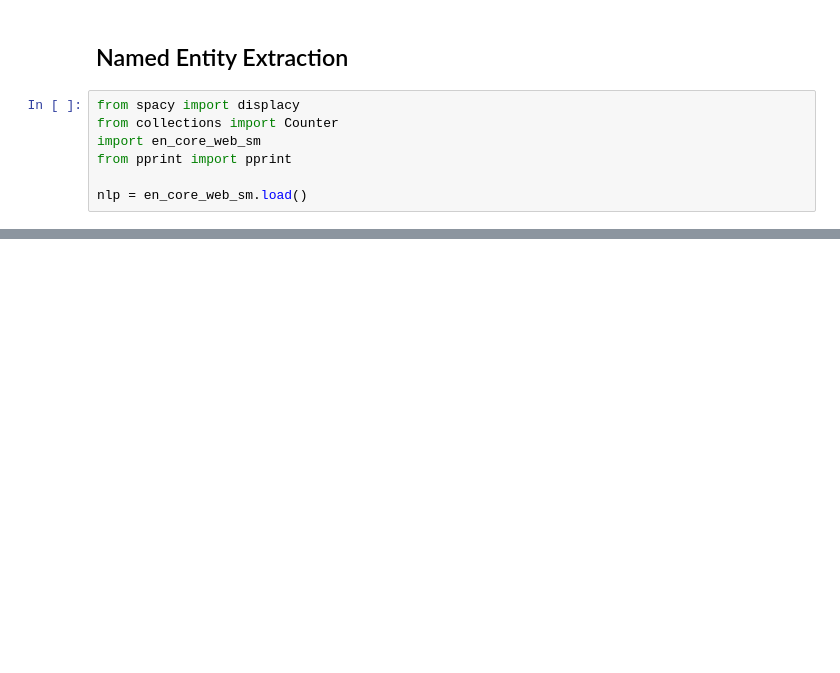
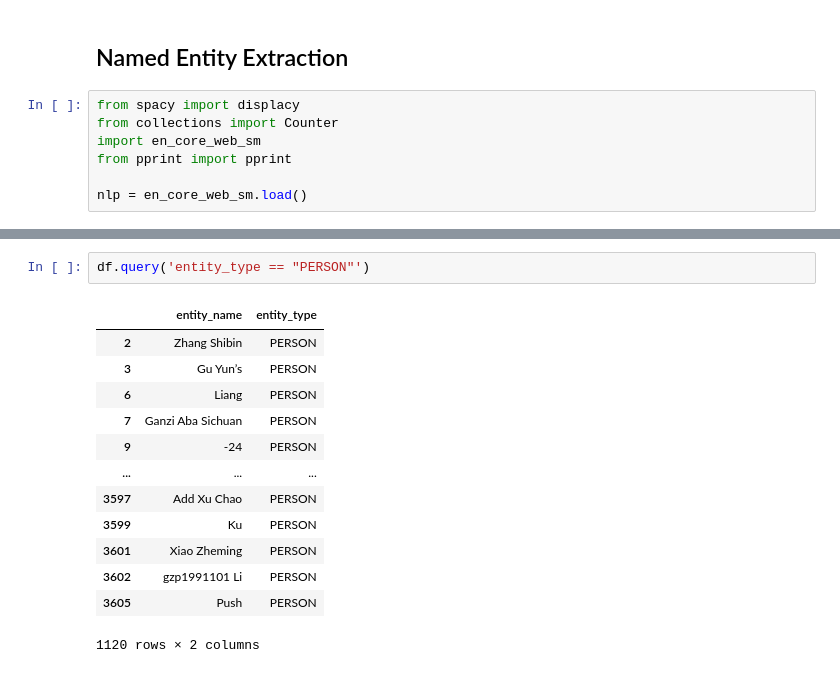
Before and after one commit to gbikram/Jupyter-Threat-Intel, a Jupyter notebook: iSoon_Leak/isoon_word_cloud.ipynb, the cells around one changed output, grey strips where cells are left out. Drawn from its saved outputs; the diff is of its cells as text; blank space fills up the shorter version.

```diff
--- a/iSoon_Leak/isoon_word_cloud.ipynb
+++ b/iSoon_Leak/isoon_word_cloud.ipynb
@@ -126,0 +127,16 @@ df
+# %%
+df.query('entity_type == "PERSON"')
+# %% [output]
+|  | entity_name | entity_type |
+| 2 | Zhang Shibin | PERSON |
+| 3 | Gu Yun’s | PERSON |
+| 6 | Liang | PERSON |
+| 7 | Ganzi Aba Sichuan | PERSON |
+| 9 | -24 | PERSON |
+| ... | ... | ... |
+| 3597 | Add Xu Chao | PERSON |
+| 3599 | Ku | PERSON |
+| 3601 | Xiao Zheming | PERSON |
+| 3602 | gzp1991101 Li | PERSON |
+| 3605 | Push | PERSON |
+1120 rows × 2 columns
```
Also changed, not shown: parts of 5 cells of this notebook.
